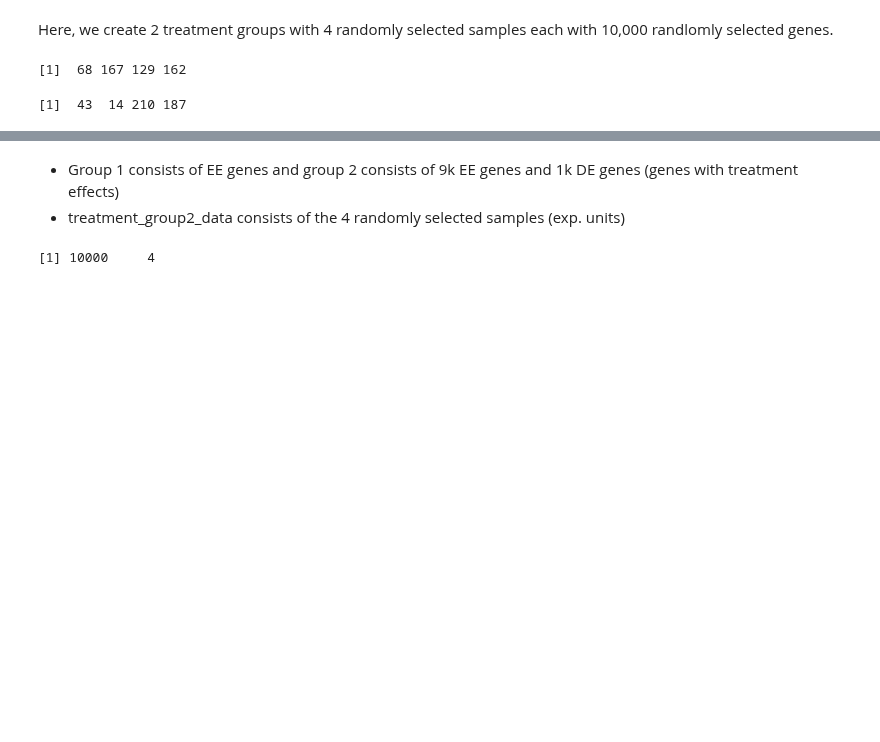
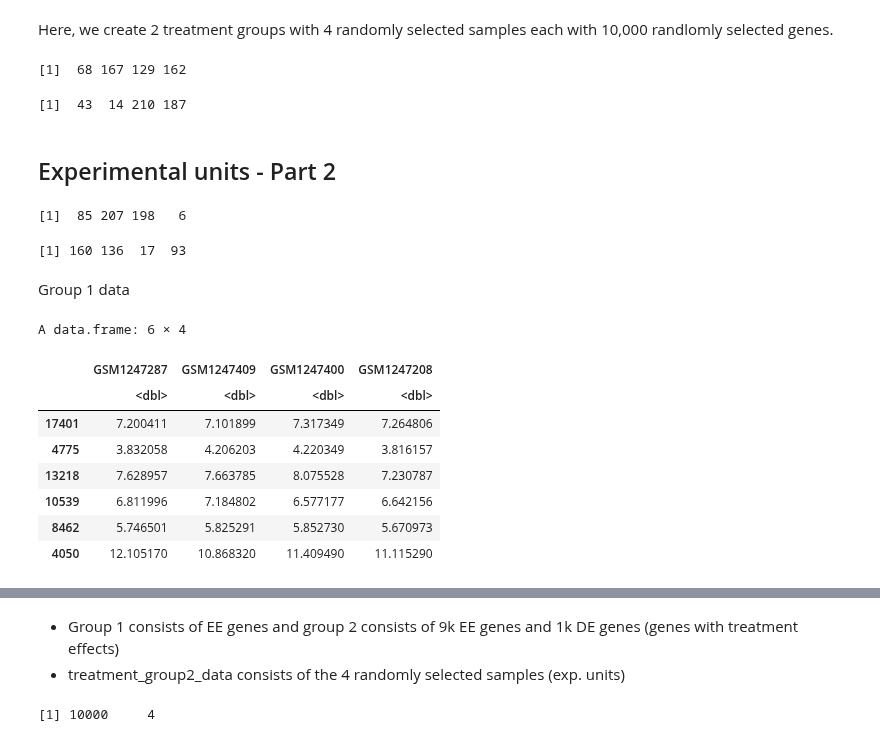
Before and after one commit to almedida/thesis, a Jupyter notebook: simulation.ipynb, the cells around one changed output, grey strips where cells are left out. Drawn from its saved outputs; the diff is of its cells as text; code cells hidden in the pictures; blank space fills up the shorter version.

```diff
--- a/simulation.ipynb
+++ b/simulation.ipynb
@@ -82,3 +82,35 @@ treatment_group2
 # %% [output]
 [1]  68 167 129 162
 [1]  43  14 210 187
+# %% [markdown]
+## Experimental units - Part 2
+# %%
+set.seed(2)
+n_samples = 4 #no of samples
+randomly_selected_samples  = sample(N, 2*n_samples) #randomly select samples of size 2*n_trt_grp
+                                                    #for treatment group
+
+treatment_group12 = randomly_selected_samples[1:n_samples]
+treatment_group22 = randomly_selected_samples[(n_samples + 1):(2*n_samples)]
+
+treatment_group12
+treatment_group22
+# %% [output]
+[1]  85 207 198   6
+[1] 160 136  17  93
+# %% [markdown]
+Group 1 data
+# %%
+treatment_group1_data = genej_sim_data[treatment_group12]
+head(treatment_group1_data)
+write.csv(treatment_group1_data, "untreated_group12", row.names=FALSE)
+# %% [output]
+A data.frame: 6 × 4
+|  | GSM1247287 | GSM1247409 | GSM1247400 | GSM1247208 |
+|  | <dbl> | <dbl> | <dbl> | <dbl> |
+| 17401 | 7.200411 | 7.101899 | 7.317349 | 7.264806 |
+| 4775 | 3.832058 | 4.206203 | 4.220349 | 3.816157 |
+| 13218 | 7.628957 | 7.663785 | 8.075528 | 7.230787 |
+| 10539 | 6.811996 | 7.184802 | 6.577177 | 6.642156 |
+| 8462 | 5.746501 | 5.825291 | 5.852730 | 5.670973 |
+| 4050 | 12.105170 | 10.868320 | 11.409490 | 11.115290 |
```
Also changed, not shown: parts of 6 cells of this notebook.
